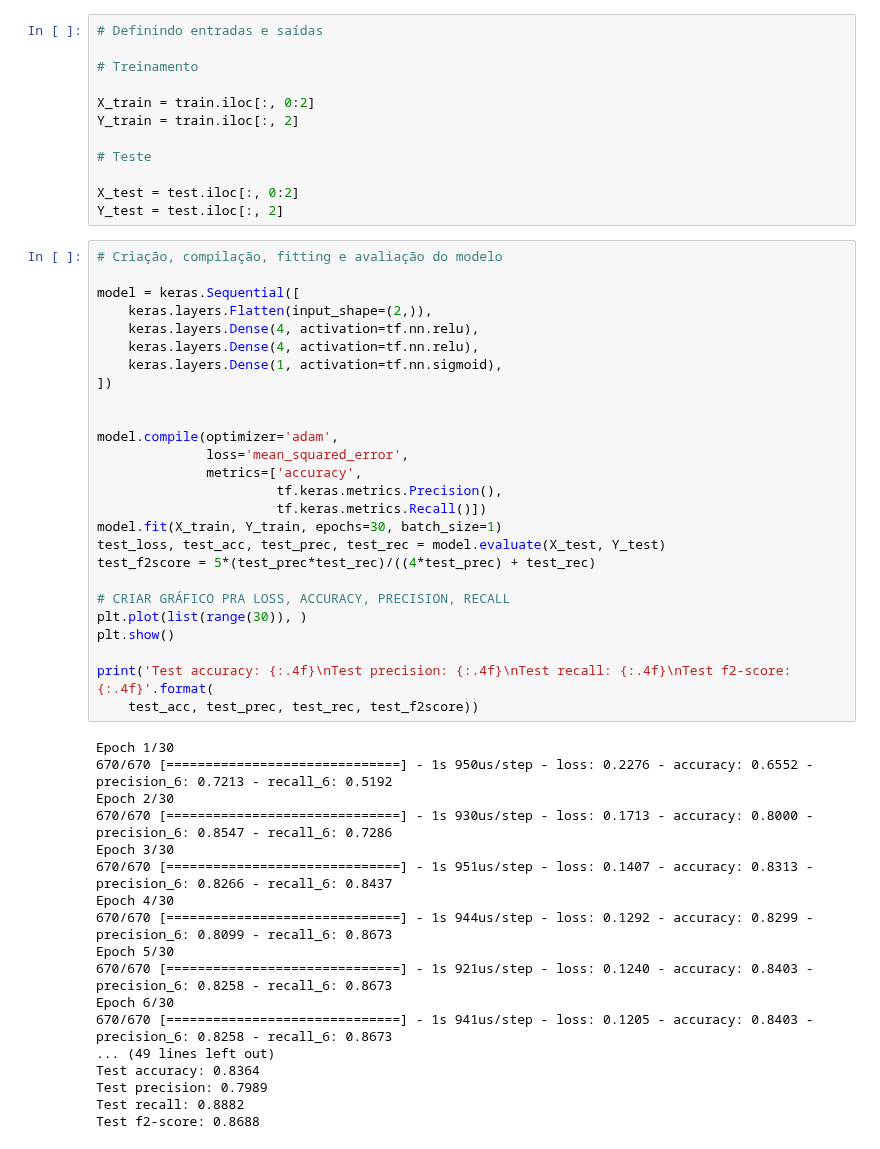
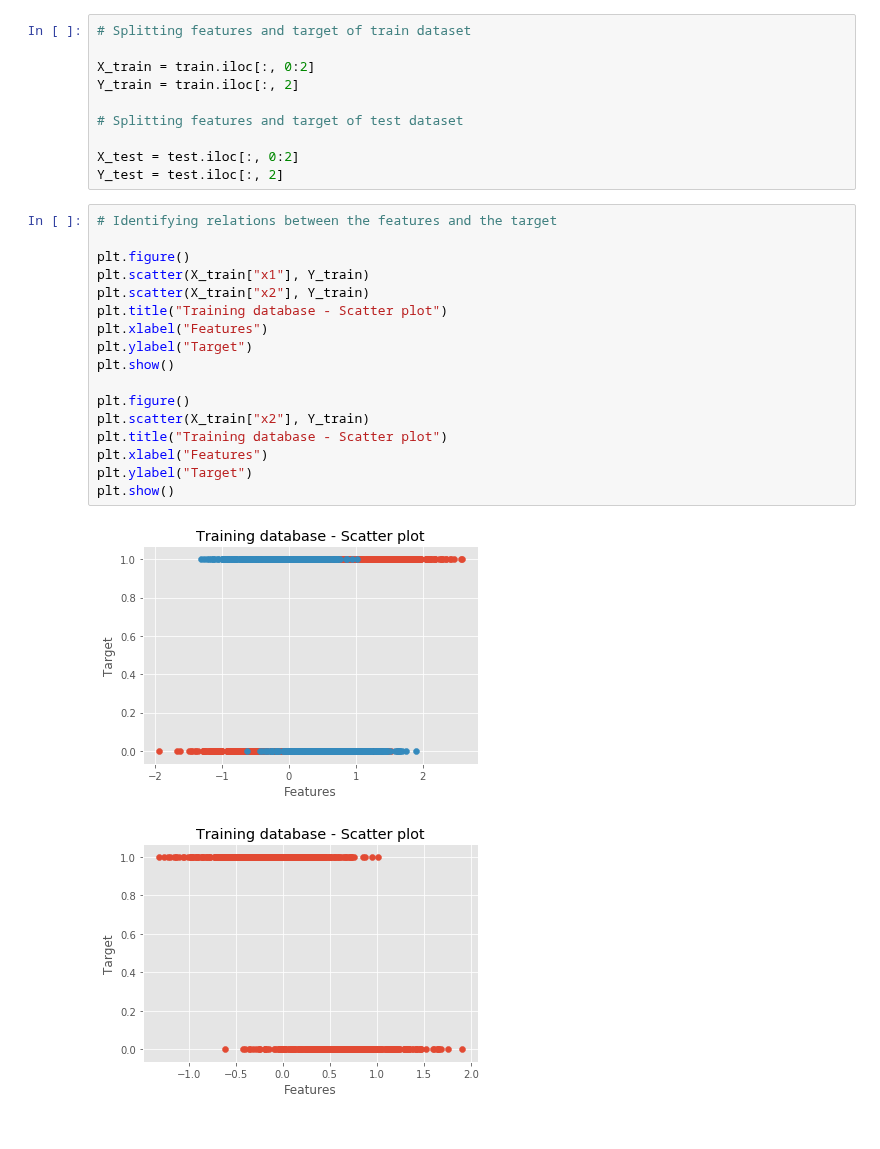
Before and after one commit to lailabcampos/classifier-oncase, a Jupyter notebook: classifier.ipynb, the cells around one changed output. Drawn from its saved outputs; the diff is of its cells as text.

```diff
--- a/classifier.ipynb
+++ b/classifier.ipynb
@@ -18,58 +20,32 @@ train.head()
 | 3 | 1.340732 | 0.166960 | 1 |
 | 4 | -0.199901 | -0.155204 | 1 |
 # %%
-# Definindo entradas e saídas
-
-# Treinamento
+# Splitting features and target of train dataset
 
 X_train = train.iloc[:, 0:2]
 Y_train = train.iloc[:, 2]
 
-# Teste
+# Splitting features and target of test dataset
 
 X_test = test.iloc[:, 0:2]
 Y_test = test.iloc[:, 2]
-# %%
-# Criação, compilação, fitting e avaliação do modelo
-
-model = keras.Sequential([
-    keras.layers.Flatten(input_shape=(2,)),
-    keras.layers.Dense(4, activation=tf.nn.relu),
-    keras.layers.Dense(4, activation=tf.nn.relu),
-    keras.layers.Dense(1, activation=tf.nn.sigmoid),
-])
-
-
-model.compile(optimizer='adam',
-              loss='mean_squared_error',
-              metrics=['accuracy',
-                       tf.keras.metrics.Precision(),
-                       tf.keras.metrics.Recall()])
-model.fit(X_train, Y_train, epochs=30, batch_size=1)
-test_loss, test_acc, test_prec, test_rec = model.evaluate(X_test, Y_test)
-test_f2score = 5*(test_prec*test_rec)/((4*test_prec) + test_rec)
-
-# CRIAR GRÁFICO PRA LOSS, ACCURACY, PRECISION, RECALL
-plt.plot(list(range(30)), )
-plt.show()
-
-print('Test accuracy: {:.4f}\nTest precision: {:.4f}\nTest recall: {:.4f}\nTest f2-score: {:.4f}'.format(
-    test_acc, test_prec, test_rec, test_f2score))
-# %% [output]
-Epoch 1/30
-670/670 [==============================] - 1s 950us/step - loss: 0.2276 - accuracy: 0.6552 - precision_6: 0.7213 - recall_6: 0.5192
-Epoch 2/30
-670/670 [==============================] - 1s 930us/step - loss: 0.1713 - accuracy: 0.8000 - precision_6: 0.8547 - recall_6: 0.7286
-Epoch 3/30
-670/670 [==============================] - 1s 951us/step - loss: 0.1407 - accuracy: 0.8313 - precision_6: 0.8266 - recall_6: 0.8437
-Epoch 4/30
-670/670 [==============================] - 1s 944us/step - loss: 0.1292 - accuracy: 0.8299 - precision_6: 0.8099 - recall_6: 0.8673
-Epoch 5/30
-670/670 [==============================] - 1s 921us/step - loss: 0.1240 - accuracy: 0.8403 - precision_6: 0.8258 - recall_6: 0.8673
-Epoch 6/30
-670/670 [==============================] - 1s 941us/step - loss: 0.1205 - accuracy: 0.8403 - precision_6: 0.8258 - recall_6: 0.8673
-... (49 lines left out)
-Test accuracy: 0.8364
-Test precision: 0.7989
-Test recall: 0.8882
-Test f2-score: 0.8688
+# %%
+# Identifying relations between the features and the target
+
+plt.figure()
+plt.scatter(X_train["x1"], Y_train)
+plt.scatter(X_train["x2"], Y_train)
+plt.title("Training database - Scatter plot")
+plt.xlabel("Features")
+plt.ylabel("Target")
+plt.show()
+
+plt.figure()
+plt.scatter(X_train["x2"], Y_train)
+plt.title("Training database - Scatter plot")
+plt.xlabel("Features")
+plt.ylabel("Target")
+plt.show()
+# %% [output]
+[figure, added]
+[figure, added]
```
Also changed, not shown: parts of 5 cells of this notebook.
